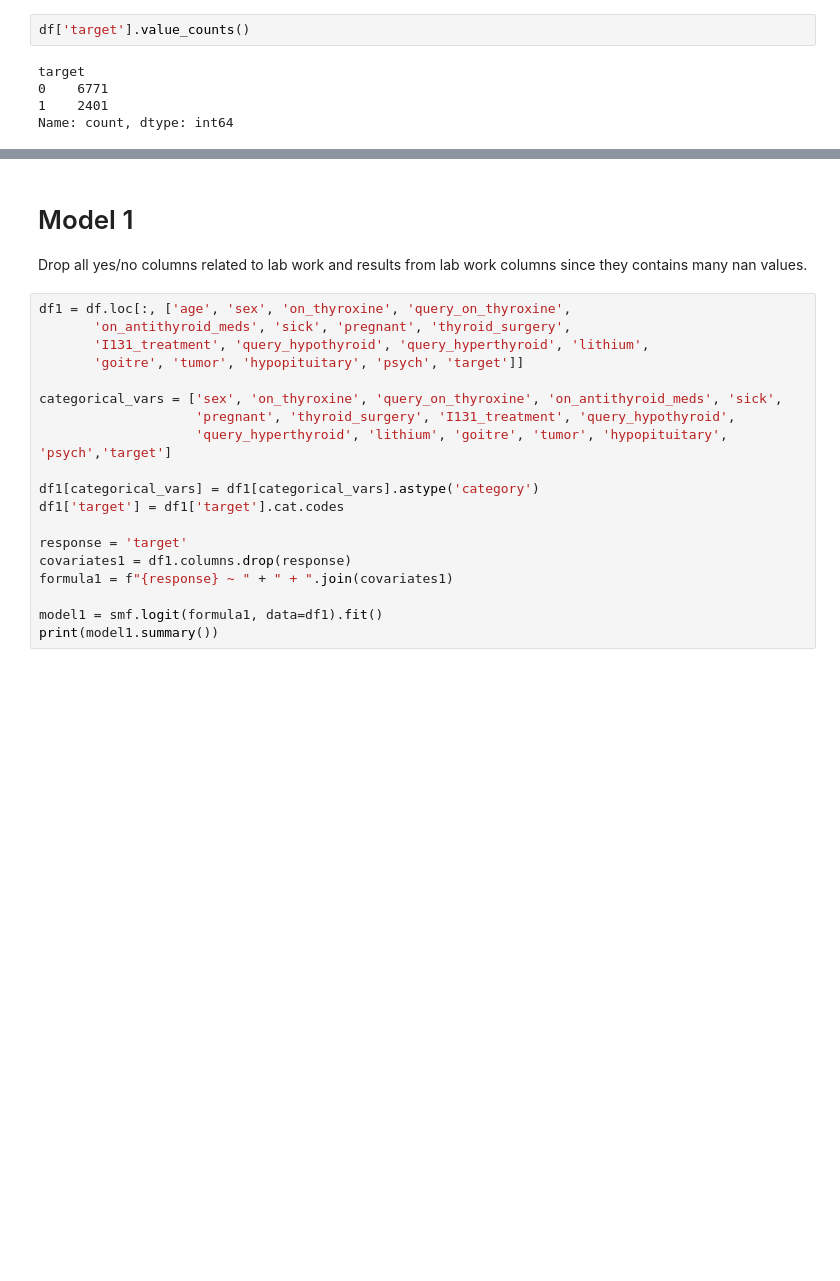
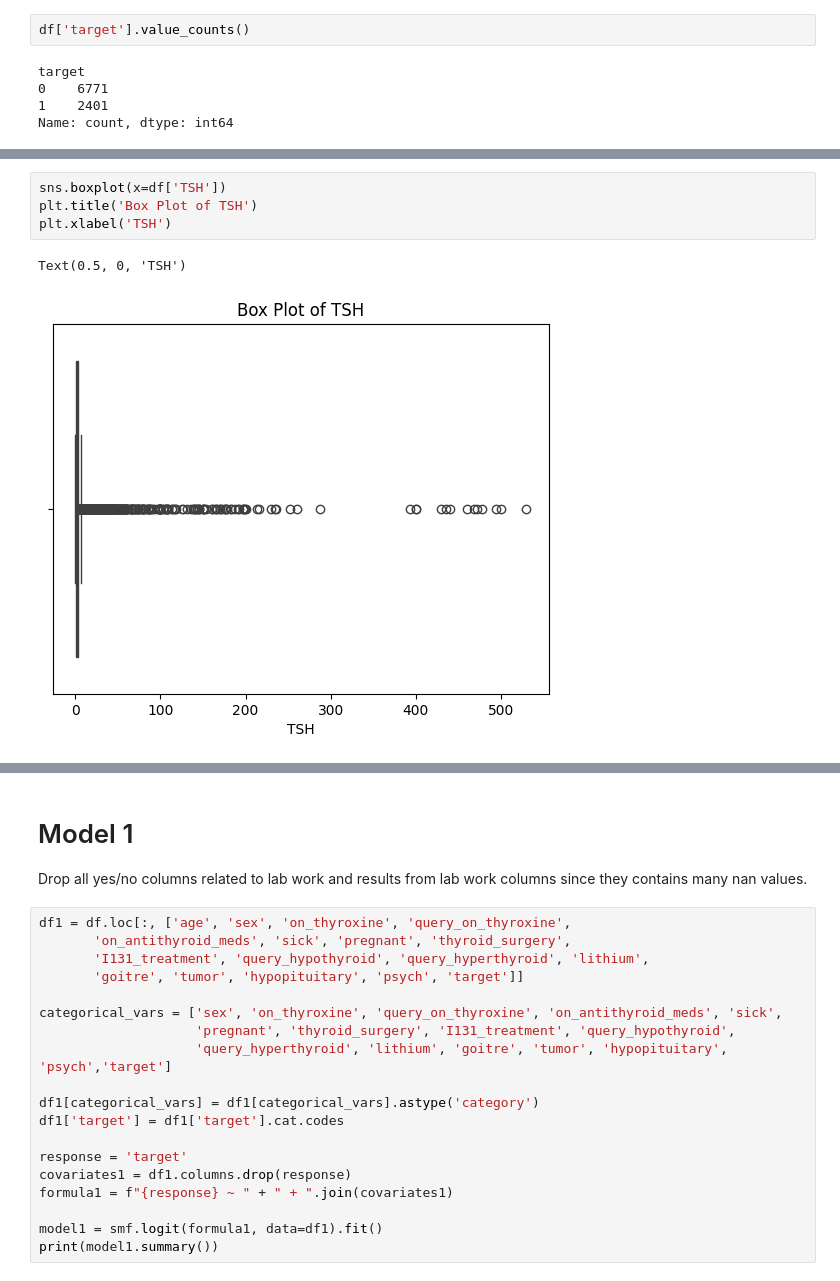
Before and after one commit to sangtr-n/Math189-FinalProject, a Jupyter notebook: ProjectThyroid_C10.ipynb, the cells around one changed output, grey strips where cells are left out. Cells and saved outputs as stored; diff of their text form; blank space fills up the shorter version.

```diff
--- a/ProjectThyroid_C10.ipynb
+++ b/ProjectThyroid_C10.ipynb
@@ -201,0 +347,7 @@ Name: count, dtype: int64
+# %%
+sns.boxplot(x=df['TSH'])
+plt.title('Box Plot of TSH')
+plt.xlabel('TSH')
+# %% [output]
+Text(0.5, 0, 'TSH')
+[figure, added]
```
Also changed, not shown: parts of 20 cells of this notebook.
